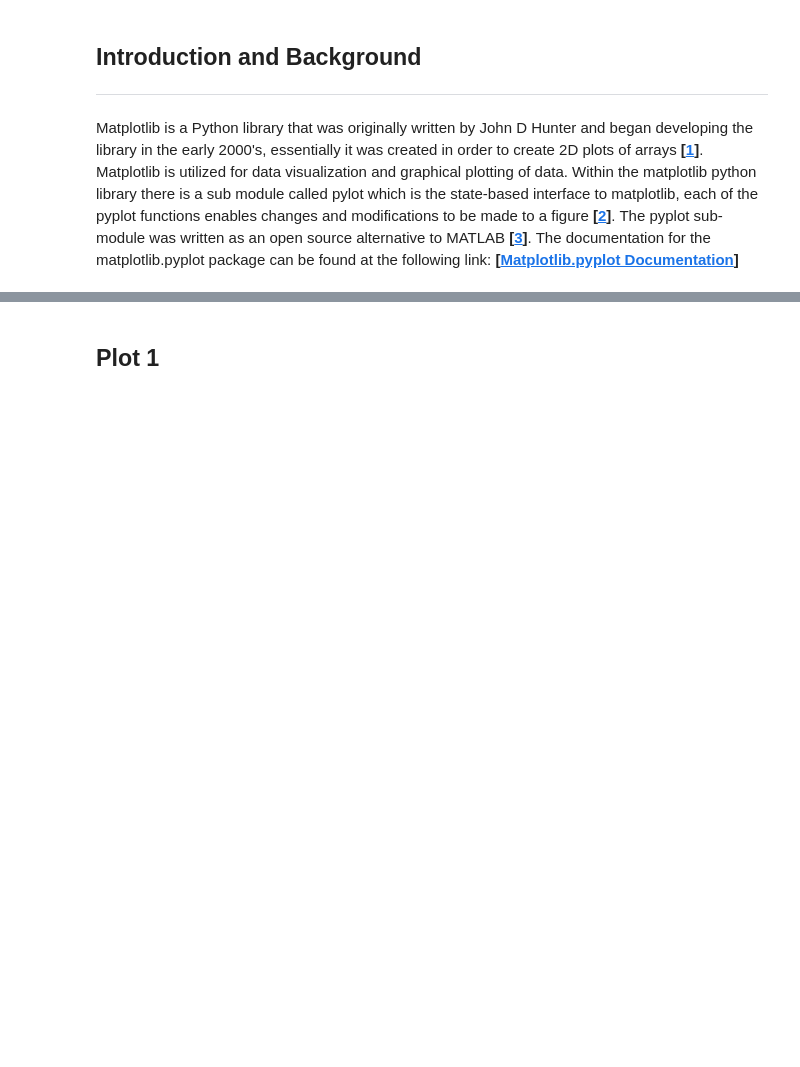
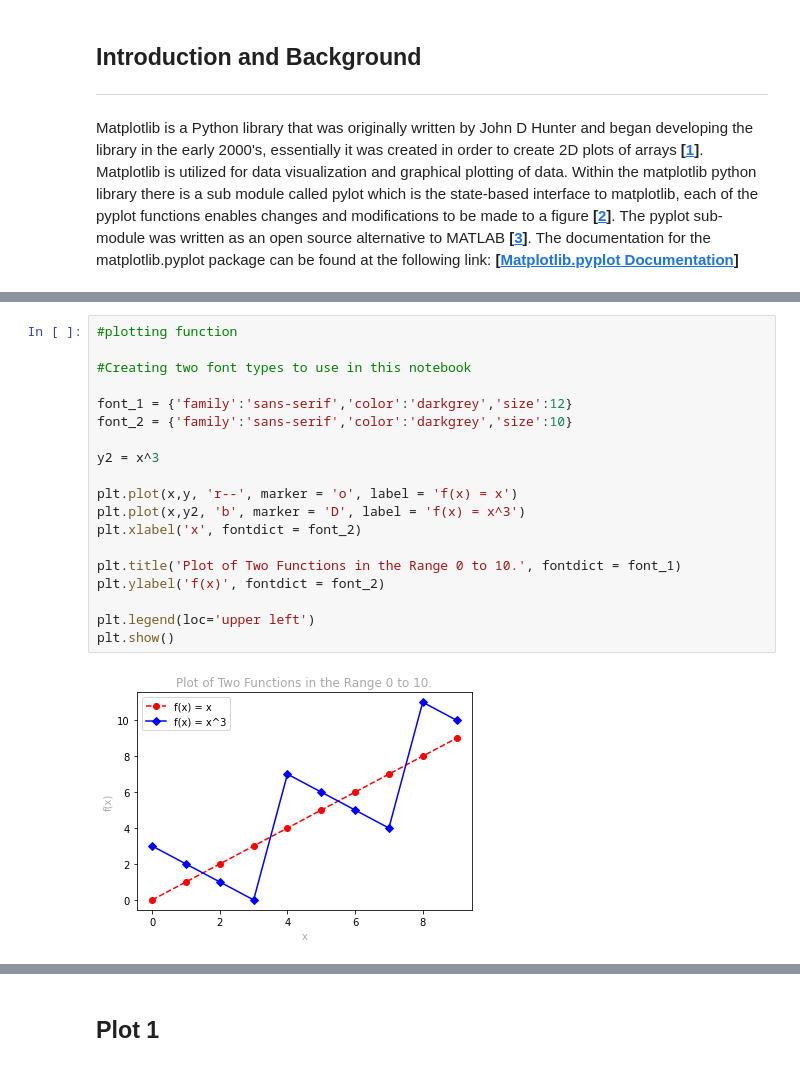
Before and after one commit to fionnmccarthy/Fundamentals-of-Data-Analysis, a Jupyter notebook: pyplot.ipynb, the cells around one changed output, grey strips where cells are left out. Cells and saved outputs as stored; diff of their text form; blank space fills up the shorter version.

```diff
--- a/pyplot.ipynb
+++ b/pyplot.ipynb
@@ -15,0 +60,21 @@ import matplotlib.pyplot as plt
+# %%
+#plotting function
+
+#Creating two font types to use in this notebook
+
+font_1 = {'family':'sans-serif','color':'darkgrey','size':12}
+font_2 = {'family':'sans-serif','color':'darkgrey','size':10}
+
+y2 = x^3
+
+plt.plot(x,y, 'r--', marker = 'o', label = 'f(x) = x')
+plt.plot(x,y2, 'b', marker = 'D', label = 'f(x) = x^3')
+plt.xlabel('x', fontdict = font_2)
+
+plt.title('Plot of Two Functions in the Range 0 to 10.', fontdict = font_1)
+plt.ylabel('f(x)', fontdict = font_2)
+
+plt.legend(loc='upper left')
+plt.show()
+# %% [output]
+[figure, added]
```
Also changed, not shown: parts of 19 cells of this notebook, 2 other files.
